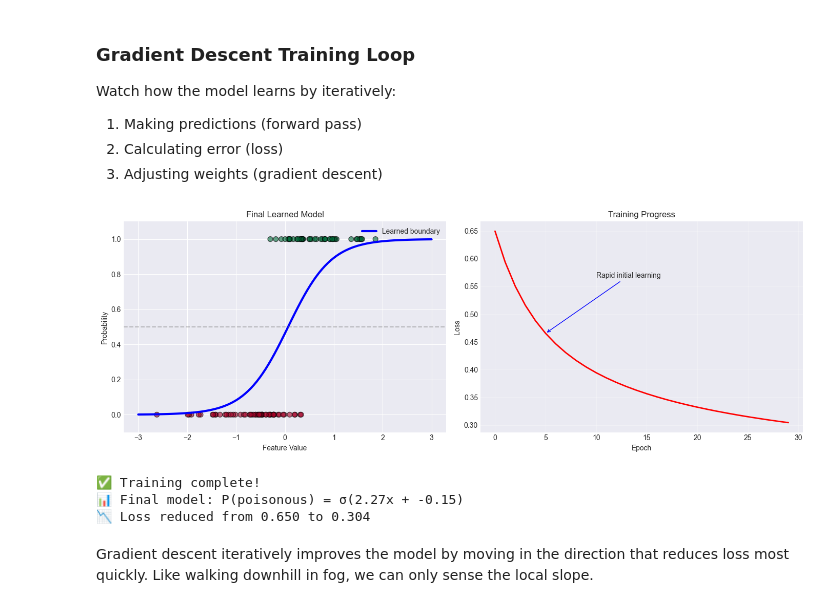
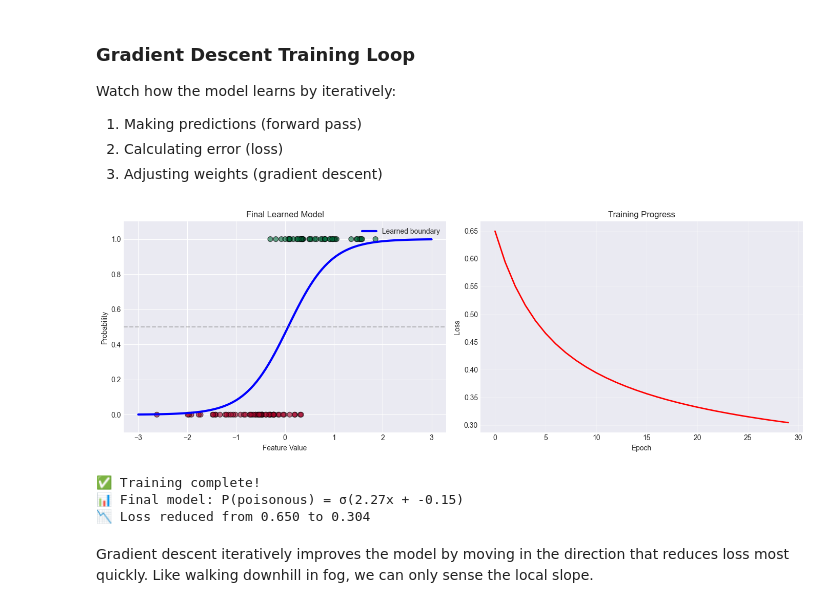
Before and after one commit to sibi26/learn-ml-by-building, a Jupyter notebook: Lecture 5 Probabilistic Classification/05-ProbClass.ipynb, the cells around one changed output. Drawn from its saved outputs; the diff is of its cells as text; code cells hidden in the pictures.

```diff
--- a/Lecture 5 Probabilistic Classification/05-ProbClass.ipynb
+++ b/Lecture 5 Probabilistic Classification/05-ProbClass.ipynb
@@ -611,39 +495,34 @@ for epoch in range(30):
     # Update
     w -= lr_rate * dw
     b -= lr_rate * db
 
 # Visualize final result
 ax1.scatter(X_toy, y_toy, c=y_toy, cmap='RdYlGn', alpha=0.6, s=50, edgecolor='black')
 x_line = np.linspace(-3, 3, 100)
 y_line = 1 / (1 + np.exp(-(x_line * w + b)))
 ax1.plot(x_line, y_line, 'b-', linewidth=3, label='Learned boundary')
 ax1.axhline(y=0.5, color='gray', linestyle='--', alpha=0.5)
 ax1.set_xlabel('Feature Value')
 ax1.set_ylabel('Probability')
 ax1.set_title('Final Learned Model')
 ax1.legend()
 ax1.set_ylim(-0.1, 1.1)
 
 # Loss curve
 ax2.plot(history['loss'], 'r-', linewidth=2)
 ax2.set_xlabel('Epoch')
 ax2.set_ylabel('Loss')
 ax2.set_title('Training Progress')
 ax2.grid(True, alpha=0.3)
 
-# Add annotations
-ax2.annotate('Rapid initial learning', xy=(5, history['loss'][5]),
-             xytext=(10, history['loss'][5]+0.1),
-             arrowprops=dict(arrowstyle='->', color='blue'))
-
 plt.tight_layout()
 plt.show()
 
 print(f"✅ Training complete!")
 print(f"📊 Final model: P(poisonous) = σ({w:.2f}x + {b:.2f})")
 print(f"📉 Loss reduced from {history['loss'][0]:.3f} to {history['loss'][-1]:.3f}")
 # %% [output]
-[figure, old version]
+[figure, new version]
 ✅ Training complete!
 📊 Final model: P(poisonous) = σ(2.27x + -0.15)
 📉 Loss reduced from 0.650 to 0.304
```
Also changed, not shown: parts of 15 cells of this notebook.
